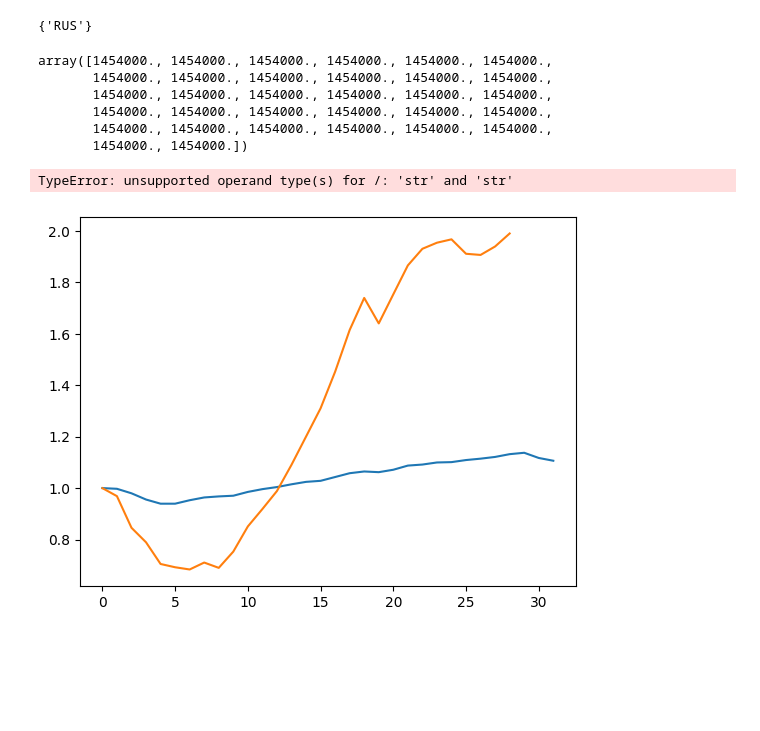
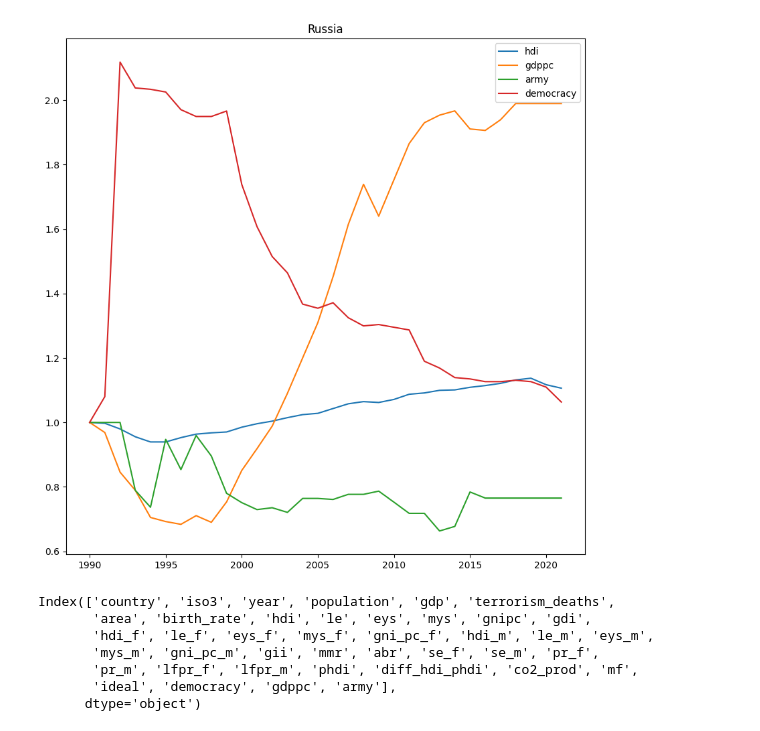
Before and after one commit to msh2481/CountryStats, a Jupyter notebook: explore.ipynb, the cells around one changed output. Drawn from its saved outputs; the diff is of its cells as text; code cells hidden in the pictures; blank space fills up the shorter version.

```diff
--- a/explore.ipynb
+++ b/explore.ipynb
@@ -65,25 +64,30 @@ def get_metric(
     if end_year is not None:
         assert max(years) == end_year
     return np.array(data[mask][metric])
-# %%
-get_metric("army", "Russia", 1990, 2021)
-# %% [output]
-{'RUS'}
-array([1454000., 1454000., 1454000., 1454000., 1454000., 1454000.,
-       1454000., 1454000., 1454000., 1454000., 1454000., 1454000.,
-       1454000., 1454000., 1454000., 1454000., 1454000., 1454000.,
-       1454000., 1454000., 1454000., 1454000., 1454000., 1454000.,
-       1454000., 1454000., 1454000., 1454000., 1454000., 1454000.,
-       1454000., 1454000.])
 # %%
-metrics = ["hdi", "gdppc", "army"]
+metrics = ["hdi", "gdppc", "army", "democracy"]
+start_year = 1990
+end_year = 2021
+years = list(range(start_year, end_year + 1))
+country = "Russia"
 
+plt.figure(figsize=(10, 10))
 for m in metrics:
-    arr = get_metric(m, "Russia", 1990, 2021)
+    arr = get_metric(m, country, start_year, end_year)
     arr /= arr[0]
-    plt.plot(arr, label=m)
+    plt.plot(years, arr, label=m)
 plt.legend()
+plt.title(country)
 plt.show()
 # %% [output]
-TypeError: unsupported operand type(s) for /: 'str' and 'str'
-[figure, old version]
+[figure, new version]
+# %%
+data.columns
+# %% [output]
+Index(['country', 'iso3', 'year', 'population', 'gdp', 'terrorism_deaths',
+       'area', 'birth_rate', 'hdi', 'le', 'eys', 'mys', 'gnipc', 'gdi',
+       'hdi_f', 'le_f', 'eys_f', 'mys_f', 'gni_pc_f', 'hdi_m', 'le_m', 'eys_m',
+       'mys_m', 'gni_pc_m', 'gii', 'mmr', 'abr', 'se_f', 'se_m', 'pr_f',
+       'pr_m', 'lfpr_f', 'lfpr_m', 'phdi', 'diff_hdi_phdi', 'co2_prod', 'mf',
+       'ideal', 'democracy', 'gdppc', 'army'],
+      dtype='object')
```
Also changed, not shown: parts of 8 cells of this notebook, 3 other files.
